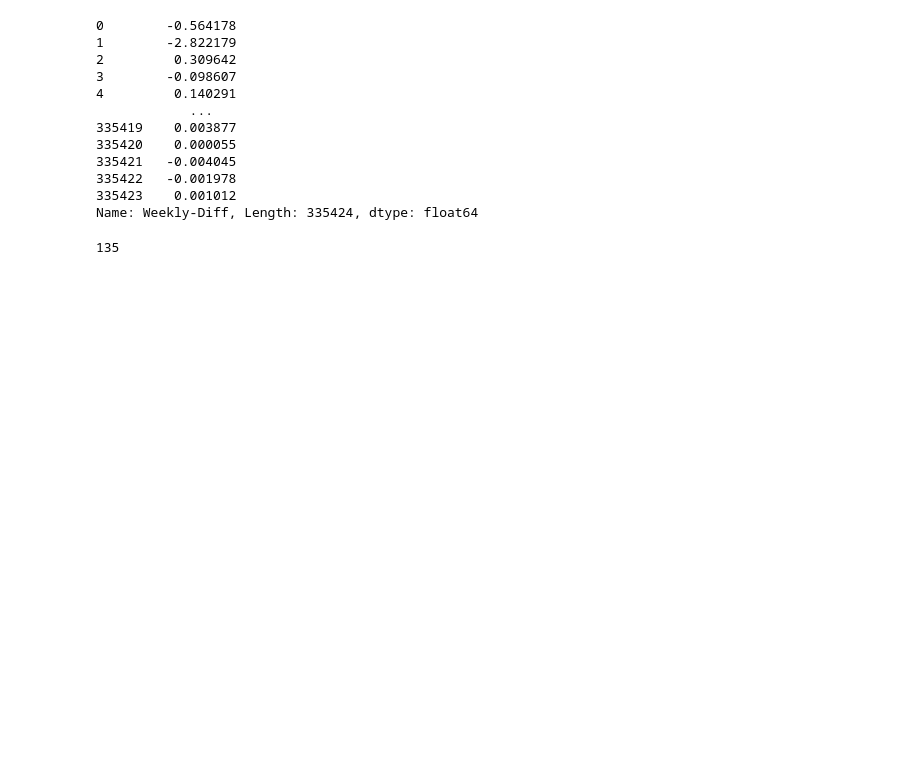
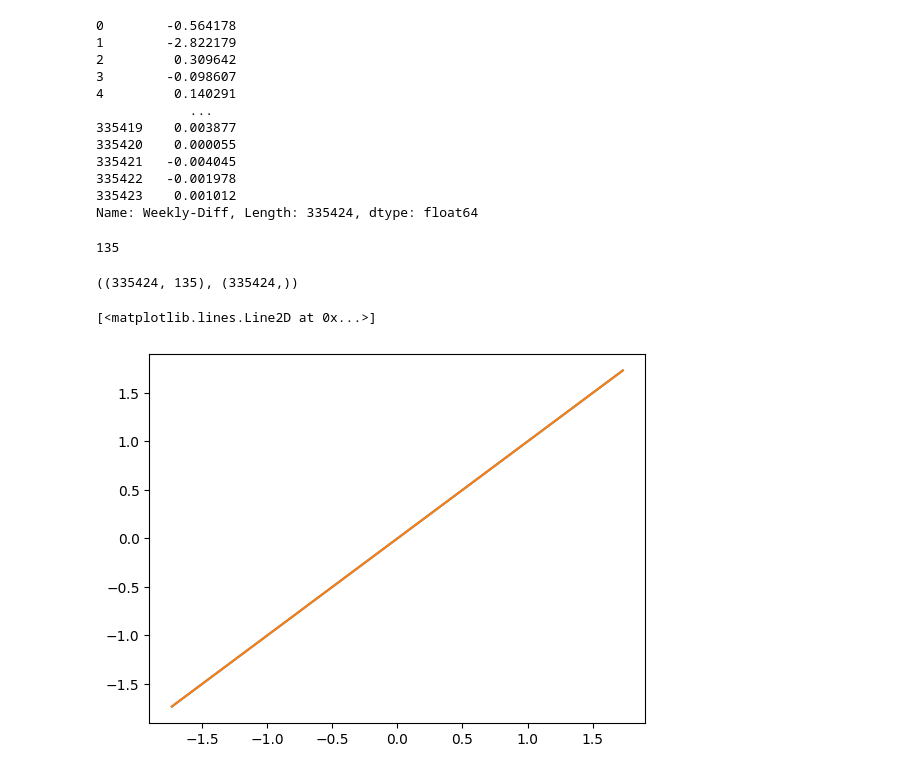
Before and after one commit to LiorShiboli/urinakysis-analysis, a Jupyter notebook: notebooks/walmart.ipynb, the cells around one changed output. Drawn from its saved outputs; the diff is of its cells as text; code cells hidden in the pictures; blank space fills up the shorter version.

```diff
--- a/notebooks/walmart.ipynb
+++ b/notebooks/walmart.ipynb
@@ -350,4 +358,10 @@ y_train
 335422   -0.001978
 335423    0.001012
 Name: Weekly-Diff, Length: 335424, dtype: float64
+# %%
+x_train_df = x_train.copy()
+y_train_df = y_train.copy()
+
+x_test_df = x_test.copy()
+y_test_df = y_test.copy()
 # %%
@@ -360,3 +374,44 @@ y_test = torch.tensor(y_test.values, dtype=torch.float32)
 x_train.shape[1]
 # %% [output]
 135
+# %%
+x_train = np.ndarray(x_train_df.values.shape)
+y_train = np.ndarray(y_train_df.values.shape)
+x_test = np.ndarray(x_test_df.values.shape)
+y_test = np.ndarray(y_test_df.values.shape)
+
+for i in range(x_train.shape[0]):
+    x_train[i, :] = i
+
+for i in range(y_train.shape[0]):
+    y_train[i] = i
+
+for i in range(x_test.shape[0]):
+    x_test[i, :] = i + y_train.max()
+
+for i in range(y_test.shape[0]):
+    y_test[i] = i + y_train.max()
+
+x_train.shape, y_train.shape
+# %% [output]
+((335424, 135), (335424,))
+# %%
+mean_size = y_train.mean()
+std_size = y_train.std()
+
+y_train = (y_train - mean_size) / std_size
+y_test = (y_test - mean_size) / std_size
+
+for column in range(x_train.shape[1]):
+    if x_train[:, column].max() > 1:
+        mean_size = x_train[:, column].mean()
+        std_size = x_train[:, column].std()
+
+        x_train[:, column] = (x_train[:, column] - mean_size) / std_size
+        x_test[:, column] = (x_test[:, column] - mean_size) / std_size
+# %%
+plt.plot(x_train[:,0], y_train)
+plt.plot(x_train[:,1], y_train)
+# %% [output]
+[<matplotlib.lines.Line2D at 0x...>]
+[figure, added]
```
Also changed, not shown: parts of 4 cells of this notebook.
